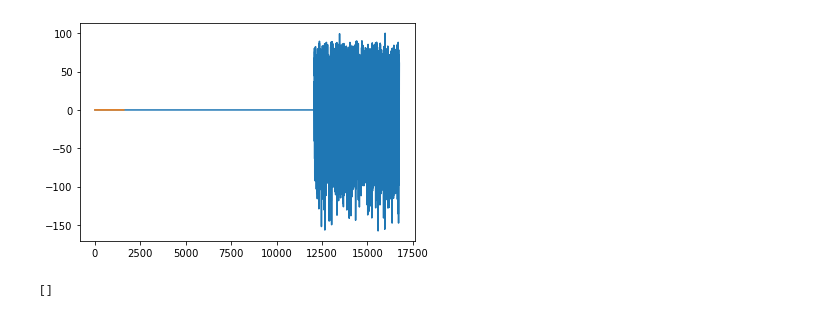
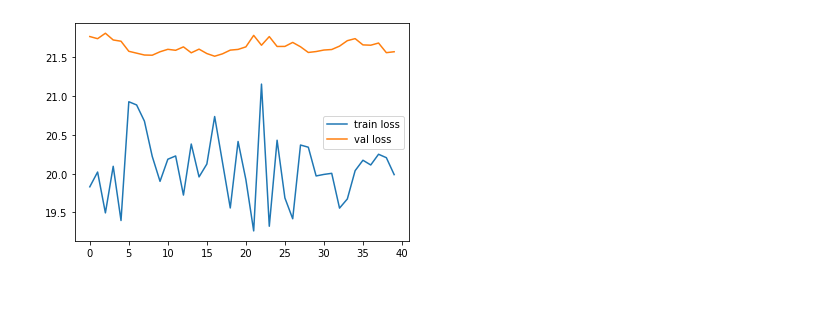
Before and after one commit to antduru/PoseDetection, a Jupyter notebook: train.ipynb, the cells around one changed output. Cells and saved outputs as stored; diff of their text form; code cells hidden in the pictures.

```diff
--- a/train.ipynb
+++ b/train.ipynb
@@ -1,17 +1,28 @@
 # %%
 import torch
 import matplotlib.pyplot as plt
 
-def to_list(loss_objects):
-    return [e['loss'] for e in loss_objects]
+def to_list(loss_objects, smooth=False, a=0.5):
+    if smooth:
+        old = loss_objects[0]['avg_loss']
+        ll = [old]
 
-status_quo = torch.load('./train/snapshot-1.pt')
+        for e in loss_objects[1:]:
+            l = e['avg_loss']
+            old = a * l + (1 - a) * old
+            ll.append(old)
+
+        return ll
+    return [e['avg_loss'] for e in loss_objects]
+
+status_quo = torch.load('./train/snapshot-0.pt')
+offset = 300
 # plt.plot(to_list(status_quo['train_loss'])[:])
-plt.plot(to_list(status_quo['val_loss'])[:])
+# plt.ylim(0, 200)
+plt.plot(to_list(status_quo['train_loss'][offset:]))
+plt.plot(to_list(status_quo['val_loss'][offset:]))
+
+plt.legend(('train loss', 'val loss'))
 plt.show()
 # %% [output]
-[figure, old version]
+[figure, new version]
-# %%
-to_list(status_quo['val_loss'])[8000:]
-# %% [output]
-[]
```
Also changed, not shown: 5 other files.
